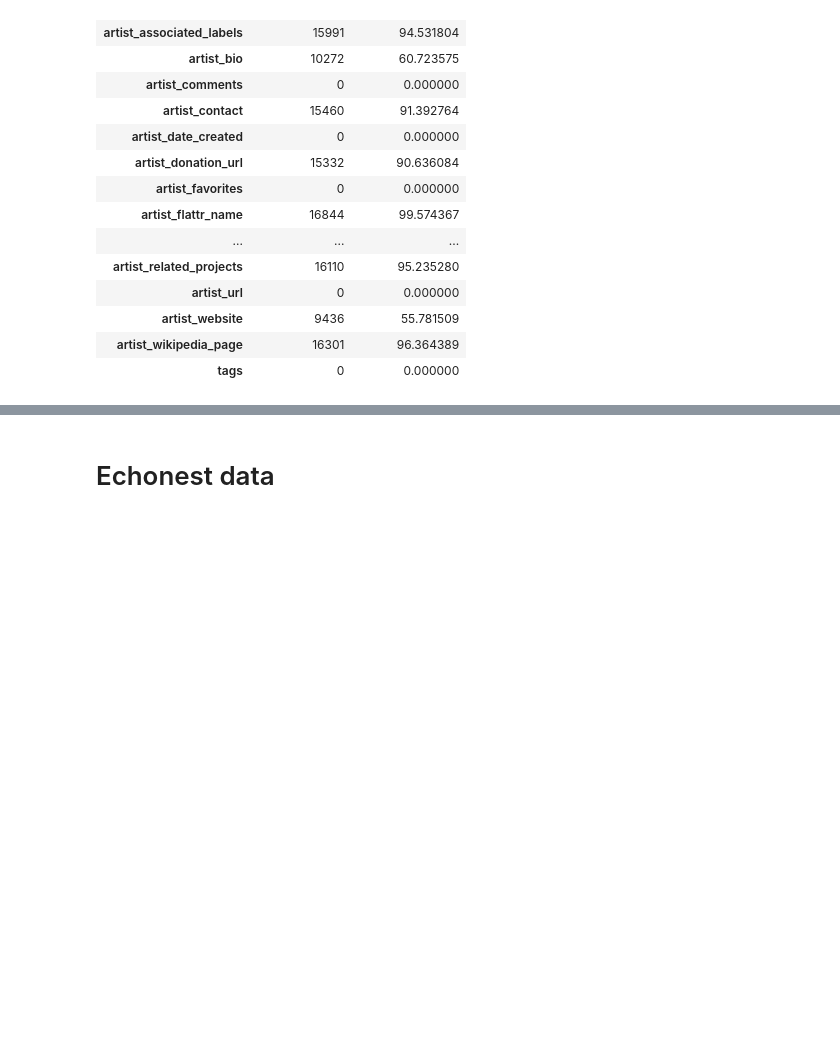
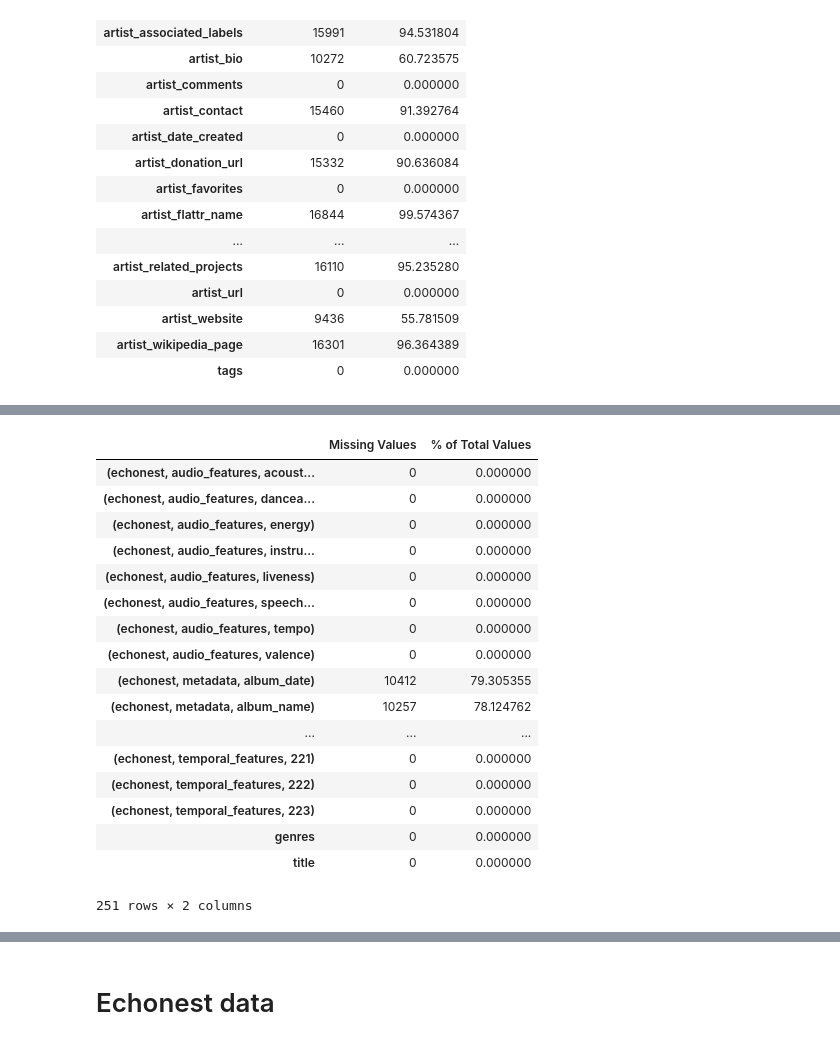
Before and after one commit to devitrylouis/music_genre_recognition, a Jupyter notebook: analysis.ipynb, the cells around one changed output, grey strips where cells are left out. Saved outputs shown, nothing was run; the diff lists cells and outputs as text; code cells hidden in the pictures; blank space fills up the shorter version.

```diff
--- a/analysis.ipynb
+++ b/analysis.ipynb
@@ -203,11 +203,18 @@ missing_values_table(raw_artists)
+# %%
+# Read data
+genres = pd.read_csv('../fma_metadata/genres.csv', index_col=0)
 # %%
 def clean_classes(x):
+    """
+    Helper function to get
+    """
     if "," in x:
         genres = x.split(",")
         new_genres = set(str(converter[int(c)]) for c in genres)
         return int(new_genres.pop())
     else:
-        return converter[int(x)]
-
-converter = genres[["top_level"]].to_dict()["top_level"]
-y = tracks[('track', 'genres')].str.replace("[^0-9,]", "")
+        if((len(x)==0) | (x == " ")):
+            # There are some missing values
+            return(1000)
+        else:
+            return converter[int(x)]
@@ -237,5 +226,7 @@ ValueError: invalid literal for int() with base 10: ''
 # %%
+# Joining the genres to their ids
 y.columns = ['genres']
 y = y.join(genres["title"], on = ["genres"])
+y['genres'] = y['title']
 y.head()
 # %% [output]
@@ -244,0 +240,3 @@ converter = genres[["top_level"]].to_dict()["top_level"]
+# %%
+# Echonest inner-merge with the genres
+bla = echonest.merge(y, on="track_id", how='inner')
@@ -244,0 +254,22 @@ converter = genres[["top_level"]].to_dict()["top_level"]
+# %%
+# Missing values
+missing_values_table(bla)
+# %% [output]
+|  | Missing Values | % of Total Values |
+| (echonest, audio_features, acoust... | 0 | 0.000000 |
+| (echonest, audio_features, dancea... | 0 | 0.000000 |
+| (echonest, audio_features, energy) | 0 | 0.000000 |
+| (echonest, audio_features, instru... | 0 | 0.000000 |
+| (echonest, audio_features, liveness) | 0 | 0.000000 |
+| (echonest, audio_features, speech... | 0 | 0.000000 |
+| (echonest, audio_features, tempo) | 0 | 0.000000 |
+| (echonest, audio_features, valence) | 0 | 0.000000 |
+| (echonest, metadata, album_date) | 10412 | 79.305355 |
+| (echonest, metadata, album_name) | 10257 | 78.124762 |
+| ... | ... | ... |
+| (echonest, temporal_features, 221) | 0 | 0.000000 |
+| (echonest, temporal_features, 222) | 0 | 0.000000 |
+| (echonest, temporal_features, 223) | 0 | 0.000000 |
+| genres | 0 | 0.000000 |
+| title | 0 | 0.000000 |
+251 rows × 2 columns
```
Also changed, not shown: parts of 33 cells of this notebook.
